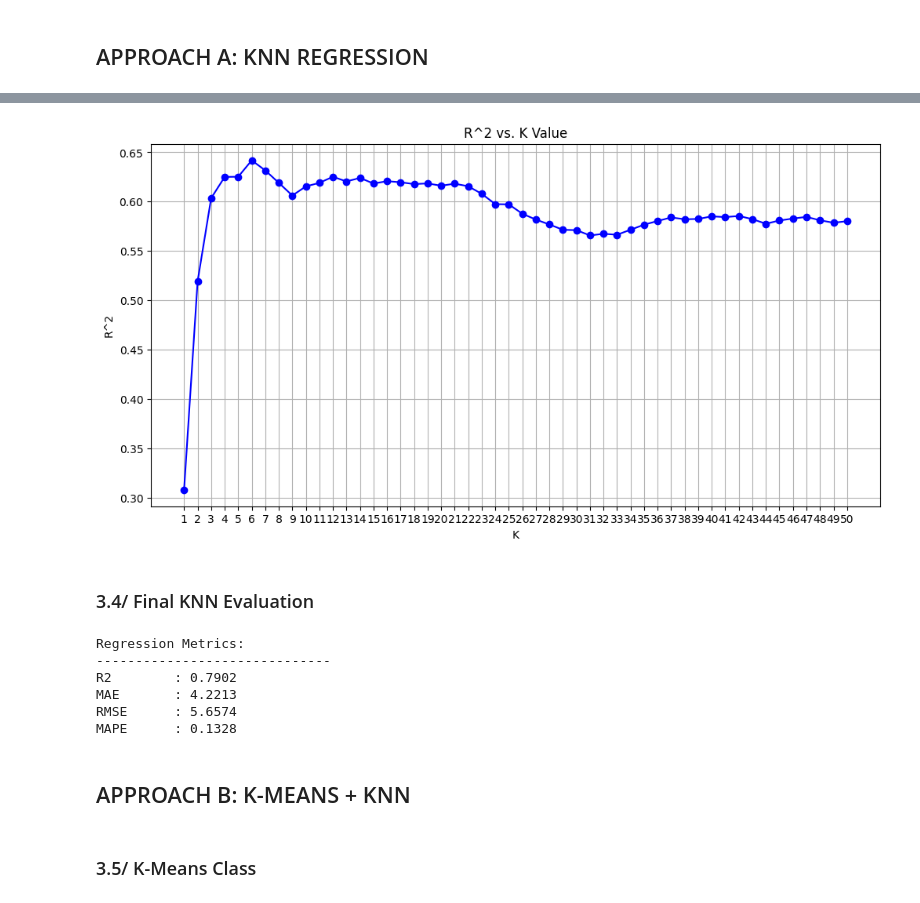
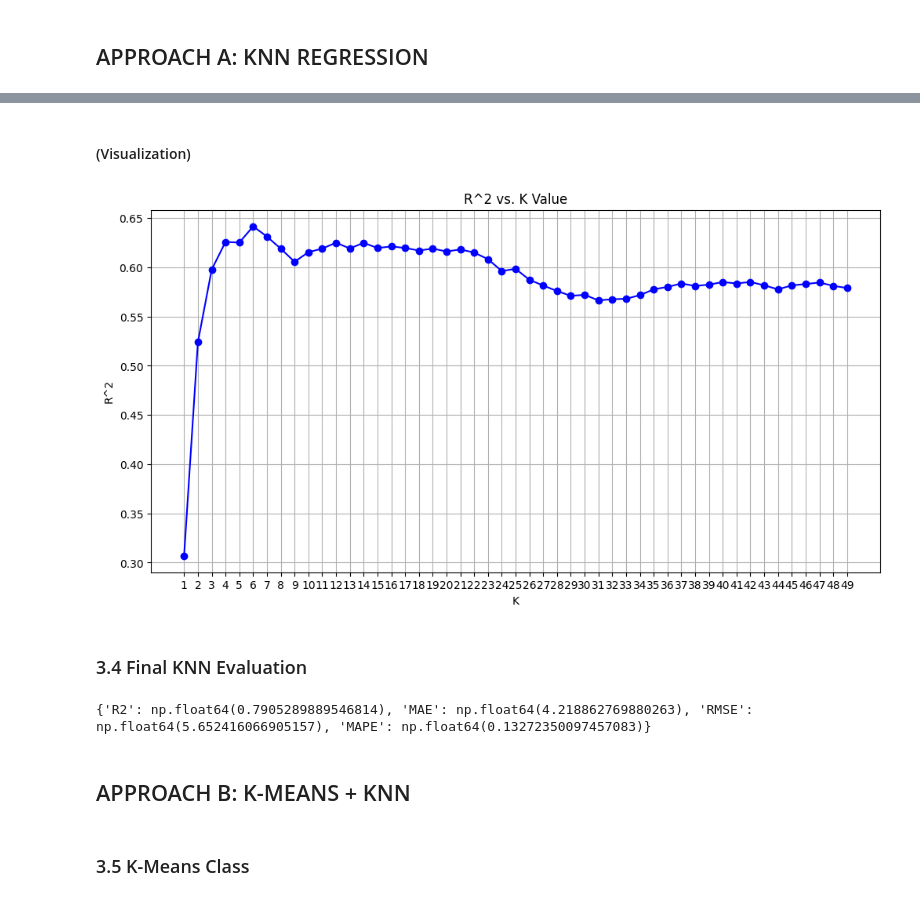
Before and after one commit to iamhenryy/housing-price-prediction, a Jupyter notebook: src/source.ipynb, the cells around one changed output, grey strips where cells are left out. Drawn from its saved outputs; the diff is of its cells as text; code cells hidden in the pictures.

```diff
--- a/src/source.ipynb
+++ b/src/source.ipynb
@@ -232,7 +226,7 @@ class KNN_regressor:
         predictions = []
 
         for x in X:
-            distances = euclidean_distance(self.X, x)
+            distances = np.sqrt(np.sum((self.X - x)**2, axis=1))
             k_idx = np.argsort(distances)[:min(self.k, len(self.X))]
             predictions.append(np.mean(self.y[k_idx]))
 
@@ -242,23 +236,22 @@ class KNN_regressor:
 # %%
-X_tr, X_val, y_tr, y_val = train_test_split(X_train, y_train, test_size=0.2, random_state=42)
+X_tr, X_val, y_tr, y_val = train_test_split(
+    X_train, y_train, test_size=0.2, random_state=42
+)
 # %%
-def find_best_k_knn(X_tr, y_tr, X_val, y_val, k_max=50):
-    best_k, best_r2 = 1, -np.inf
-    r2_scores = []
+best_k = 1
+best_r2 = -np.inf
+r2_scores = []
+k_range = range(1, 50)
 
-    max_k = min(k_max, len(X_tr))
+for k in k_range:
+    model = KNN_regressor(k)
+    model.fit(X_tr, y_tr)
 
-    for k in range(1, max_k + 1):
-        model = KNN_regressor(k)
-        model.fit(X_tr, y_tr)
+    pred_log = model.predict(X_val)
+    pred_real = np.expm1(pred_log)
+    y_val_real = np.expm1(y_val)
+    score = regression_metrics(y_val_real, pred_real)['R2']
+    r2_scores.append(score)
 
-        pred = model.predict(X_val)
-        r2 = evaluate_log_predictions(y_val, pred, "R2")
-        r2_scores.append(r2)
-
-        if r2 > best_r2:
-            best_k, best_r2 = k, r2
-
-    return best_k, best_r2, r2_scores
+    if score > best_r2:
+        best_k, best_r2 = k, score
-# %%
-best_k, best_r2, r2_scores = find_best_k_knn(X_tr, y_tr, X_val, y_val, k_max=50)
@@ -265,36 +273,31 @@ best_k, best_r2, r2_scores = find_best_k_knn(X_tr, y_tr, X_val, y_val, k_max=50)
+# %% [markdown]
+#### (Visualization)
 # %%
-# Visualize K selection
-k_range = range(1, len(r2_scores) + 1)
-
 plt.figure(figsize=(12, 6))
 plt.plot(k_range, r2_scores, marker='o', linestyle='-', color='b')
 plt.title('R^2 vs. K Value')
 plt.xlabel('K')
 plt.ylabel('R^2')
 plt.xticks(k_range)
 plt.grid(True)
 plt.show()
 # %% [output]
-[figure, old version]
+[figure, new version]
 # %% [markdown]
-### 3.4/ Final KNN Evaluation
+### 3.4 Final KNN Evaluation
 # %%
 knn = KNN_regressor(best_k)
 knn.fit(X_train, y_train)
 
 pred_knn_log = knn.predict(X_test)
-metrics = evaluate_log_predictions(y_test, pred_knn_log)
+pred_knn_real = np.expm1(pred_knn_log)
 
-print_metrics(metrics)
+metrics = regression_metrics(y_test_real, pred_knn_real)
+print(metrics)
 # %% [output]
-Regression Metrics:
-------------------------------
-R2        : 0.7902
-MAE       : 4.2213
-RMSE      : 5.6574
-MAPE      : 0.1328
+{'R2': np.float64(0.7905289889546814), 'MAE': np.float64(4.218862769880263), 'RMSE': np.float64(5.652416066905157), 'MAPE': np.float64(0.13272350097457083)}
 # %% [markdown]
 ## APPROACH B: K-MEANS + KNN
 # %% [markdown]
-### 3.5/ K-Means Class
+### 3.5 K-Means Class
 # %%
```
Also changed, not shown: parts of 49 cells of this notebook.
